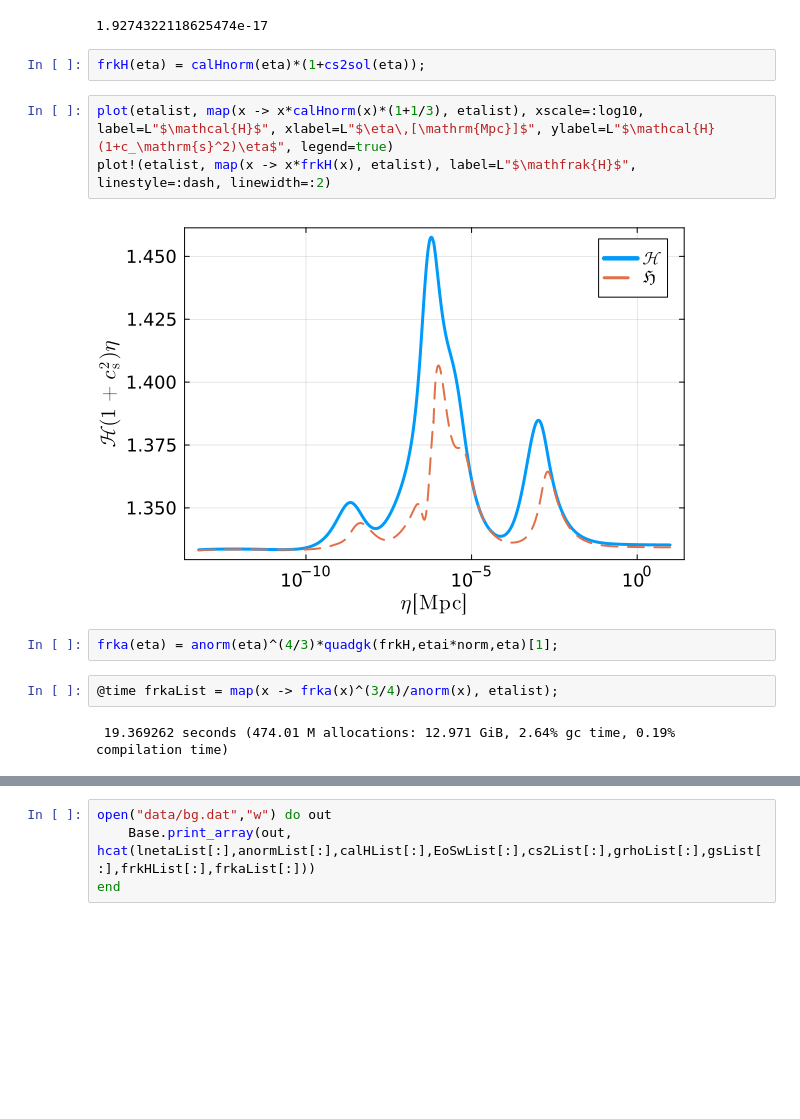
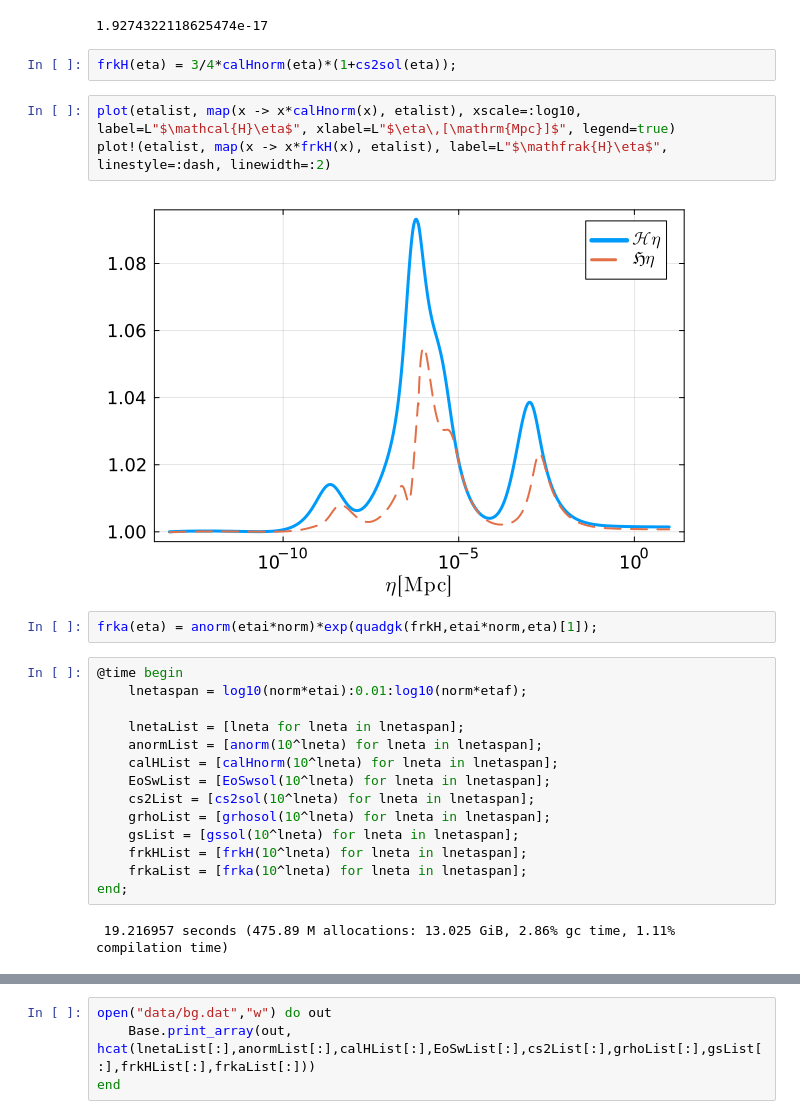
Before and after one commit to NekomammaT/SIGW_QCD, a Jupyter notebook: SIGW_QCD_WKB.ipynb, the cells around one changed output, grey strips where cells are left out. Cells and saved outputs as stored; diff of their text form; blank space fills up the shorter version.

```diff
--- a/SIGW_QCD_WKB.ipynb
+++ b/SIGW_QCD_WKB.ipynb
@@ -213,16 +213,28 @@ anorm(eta1e4)
 # %% [output]
 1.9274322118625474e-17
 # %%
-frkH(eta) = calHnorm(eta)*(1+cs2sol(eta));
+frkH(eta) = 3/4*calHnorm(eta)*(1+cs2sol(eta));
 # %%
-plot(etalist, map(x -> x*calHnorm(x)*(1+1/3), etalist), xscale=:log10, label=L"$\mathcal{H}$", xlabel=L"$\eta\,[\mathrm{Mpc}]$", ylabel=L"$\mathcal{H}(1+c_\mathrm{s}^2)\eta$", legend=true)
-plot!(etalist, map(x -> x*frkH(x), etalist), label=L"$\mathfrak{H}$", linestyle=:dash, linewidth=:2)
+plot(etalist, map(x -> x*calHnorm(x), etalist), xscale=:log10, label=L"$\mathcal{H}\eta$", xlabel=L"$\eta\,[\mathrm{Mpc}]$", legend=true)
+plot!(etalist, map(x -> x*frkH(x), etalist), label=L"$\mathfrak{H}\eta$", linestyle=:dash, linewidth=:2)
 # %% [output]
-[figure, old version]
+[figure, new version]
 # %%
-frka(eta) = anorm(eta)^(4/3)*quadgk(frkH,etai*norm,eta)[1];
+frka(eta) = anorm(etai*norm)*exp(quadgk(frkH,etai*norm,eta)[1]);
-# %%
-@time frkaList = map(x -> frka(x)^(3/4)/anorm(x), etalist);
-# %% [output]
- 19.369262 seconds (474.01 M allocations: 12.971 GiB, 2.64% gc time, 0.19% compilation time)
+# %%
+@time begin
+    lnetaspan = log10(norm*etai):0.01:log10(norm*etaf);
+
+    lnetaList = [lneta for lneta in lnetaspan];
+    anormList = [anorm(10^lneta) for lneta in lnetaspan];
+    calHList = [calHnorm(10^lneta) for lneta in lnetaspan];
+    EoSwList = [EoSwsol(10^lneta) for lneta in lnetaspan];
+    cs2List = [cs2sol(10^lneta) for lneta in lnetaspan];
+    grhoList = [grhosol(10^lneta) for lneta in lnetaspan];
+    gsList = [gssol(10^lneta) for lneta in lnetaspan];
+    frkHList = [frkH(10^lneta) for lneta in lnetaspan];
+    frkaList = [frka(10^lneta) for lneta in lnetaspan];
+end;
+# %% [output]
+ 19.216957 seconds (475.89 M allocations: 13.025 GiB, 2.86% gc time, 1.11% compilation time)
 # %%
```
Also changed, not shown: parts of 8 cells of this notebook, 1 other file.
